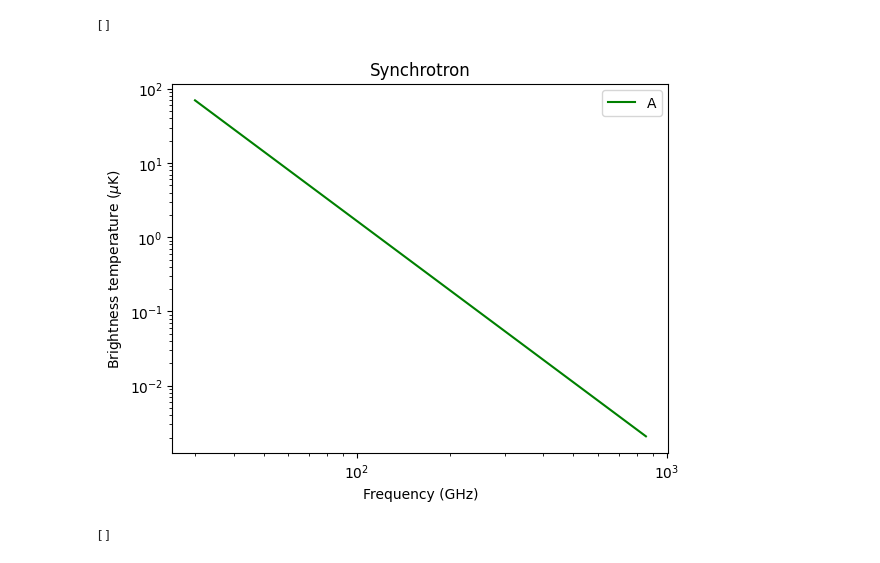
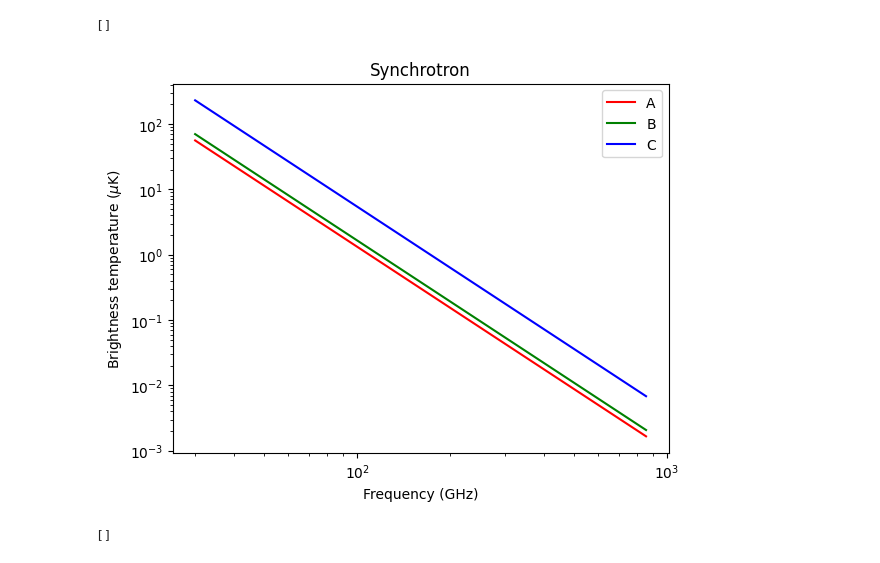
Before and after one commit to afduquebr/Planck-2015, a Jupyter notebook: Code/Plots.ipynb, the cells around one changed output. Saved outputs shown, nothing was run; the diff lists cells and outputs as text; code cells hidden in the pictures.

Commit message:
Fix bugs in Plots

```diff
--- a/Code/Plots.ipynb
+++ b/Code/Plots.ipynb
@@ -6,19 +6,26 @@ import math
 # Frequencies of Planck
 f = np. array([30, 44, 70, 100, 143, 217, 353, 545, 857]) # [GHz]
 # %%
-def Synchrotron(f):
-    return 2747547.1 * pow(f, -3.11)
+def Synchrotron(f, a):
+    if (a == 0.1):
+        return 2200000 * pow(f, -3.11)
+    elif (a == 1):
+        return 2747547.1 * pow(f, -3.11)
+    elif (a == 10):
+        return 9041403.8 * pow(f, -3.11)
 # %%
 figure, axis = plt.subplots()
-axis.loglog(f, Synchrotron(f), color='g', label='A')
+axis.loglog(f, Synchrotron(f, 0.1), color='r', label='A')
+axis.loglog(f, Synchrotron(f, 1), color='g', label='B')
+axis.loglog(f, Synchrotron(f, 10), color='b', label='C')
 axis.set_title("Synchrotron")
 axis.set_xlabel("Frequency (GHz)")
 axis.set_ylabel(r"Brightness temperature ($\mu$K)")
 axis.legend()
 axis.plot()
 # %% [output]
 []
-[figure, old version]
+[figure, new version]
 # %%
 def Dust(f, Bd, Td):
     Ad = 100
```
